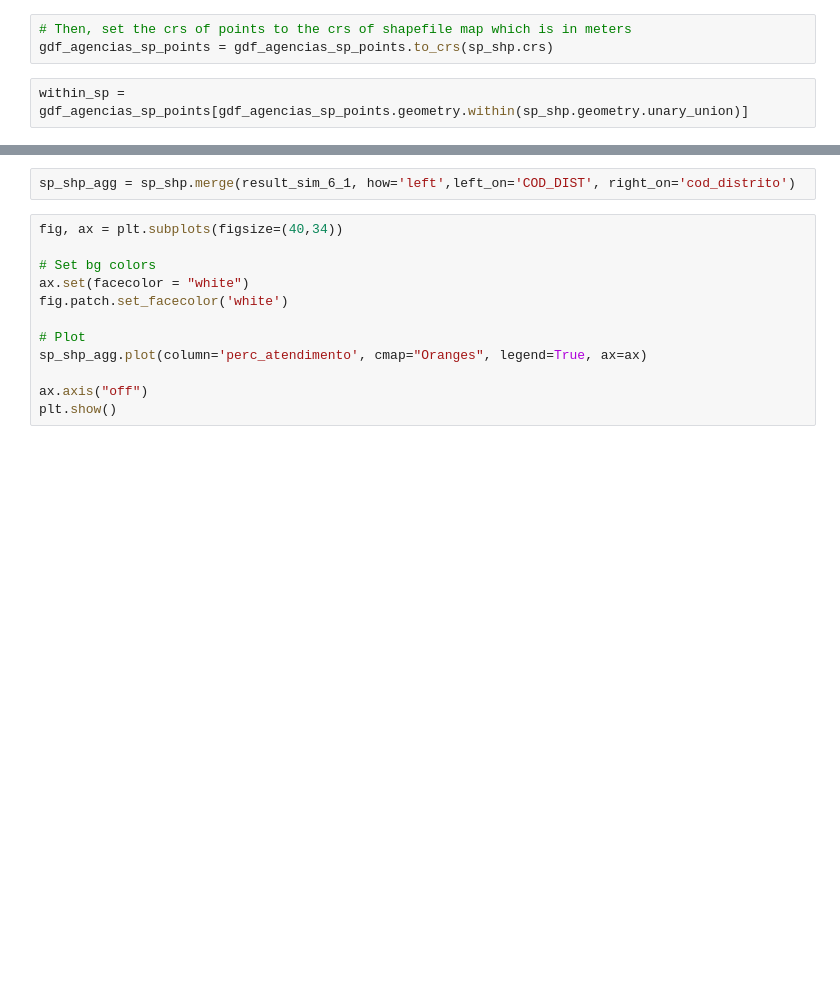
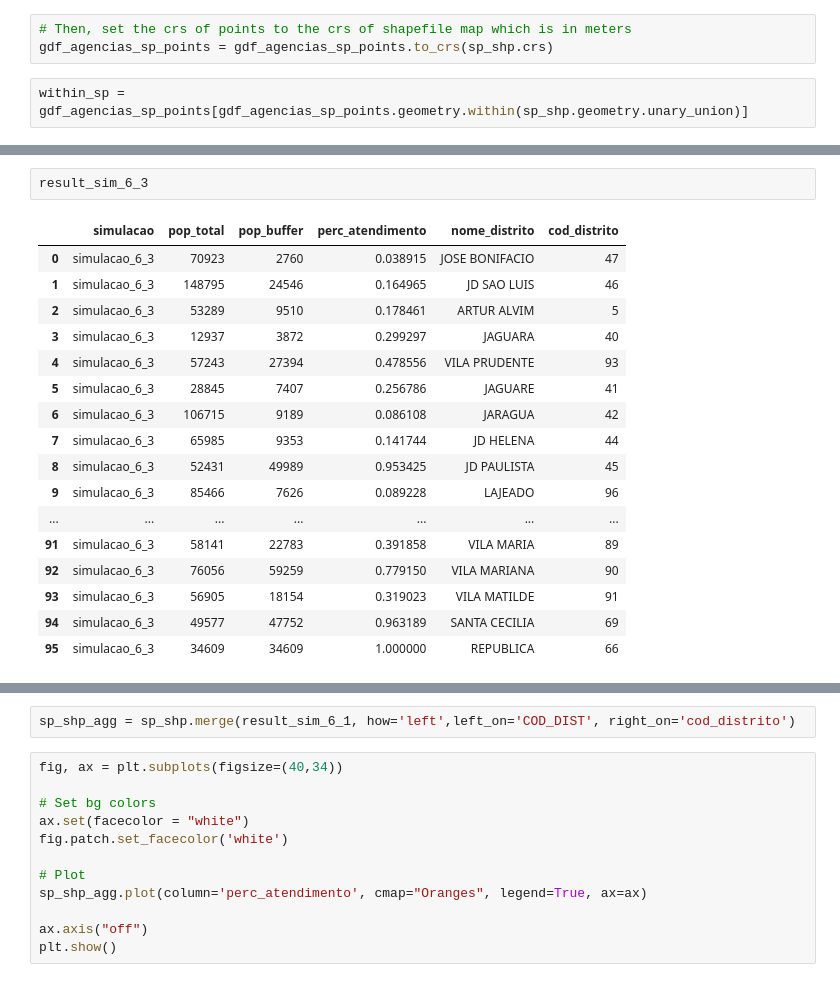
Before and after one commit to ricardobreis/Exploratory-Data-Analysis-Bancarization, a Jupyter notebook: src/simulation_69_500_10times.ipynb, the cells around one changed output, grey strips where cells are left out. Cells and saved outputs as stored; diff of their text form; blank space fills up the shorter version.

```diff
--- a/src/simulation_69_500_10times.ipynb
+++ b/src/simulation_69_500_10times.ipynb
@@ -104,0 +268,20 @@ sns.heatmap(heatmap, cmap="BuGn", annot=True, ax=ax)
+# %%
+result_sim_6_3
+# %% [output]
+|  | simulacao | pop_total | pop_buffer | perc_atendimento | nome_distrito | cod_distrito |
+| 0 | simulacao_6_3 | 70923 | 2760 | 0.038915 | JOSE BONIFACIO | 47 |
+| 1 | simulacao_6_3 | 148795 | 24546 | 0.164965 | JD SAO LUIS | 46 |
+| 2 | simulacao_6_3 | 53289 | 9510 | 0.178461 | ARTUR ALVIM | 5 |
+| 3 | simulacao_6_3 | 12937 | 3872 | 0.299297 | JAGUARA | 40 |
+| 4 | simulacao_6_3 | 57243 | 27394 | 0.478556 | VILA PRUDENTE | 93 |
+| 5 | simulacao_6_3 | 28845 | 7407 | 0.256786 | JAGUARE | 41 |
+| 6 | simulacao_6_3 | 106715 | 9189 | 0.086108 | JARAGUA | 42 |
+| 7 | simulacao_6_3 | 65985 | 9353 | 0.141744 | JD HELENA | 44 |
+| 8 | simulacao_6_3 | 52431 | 49989 | 0.953425 | JD PAULISTA | 45 |
+| 9 | simulacao_6_3 | 85466 | 7626 | 0.089228 | LAJEADO | 96 |
+| ... | ... | ... | ... | ... | ... | ... |
+| 91 | simulacao_6_3 | 58141 | 22783 | 0.391858 | VILA MARIA | 89 |
+| 92 | simulacao_6_3 | 76056 | 59259 | 0.779150 | VILA MARIANA | 90 |
+| 93 | simulacao_6_3 | 56905 | 18154 | 0.319023 | VILA MATILDE | 91 |
+| 94 | simulacao_6_3 | 49577 | 47752 | 0.963189 | SANTA CECILIA | 69 |
+| 95 | simulacao_6_3 | 34609 | 34609 | 1.000000 | REPUBLICA | 66 |
```
Also changed, not shown: parts of 16 cells of this notebook, 3 other files.
